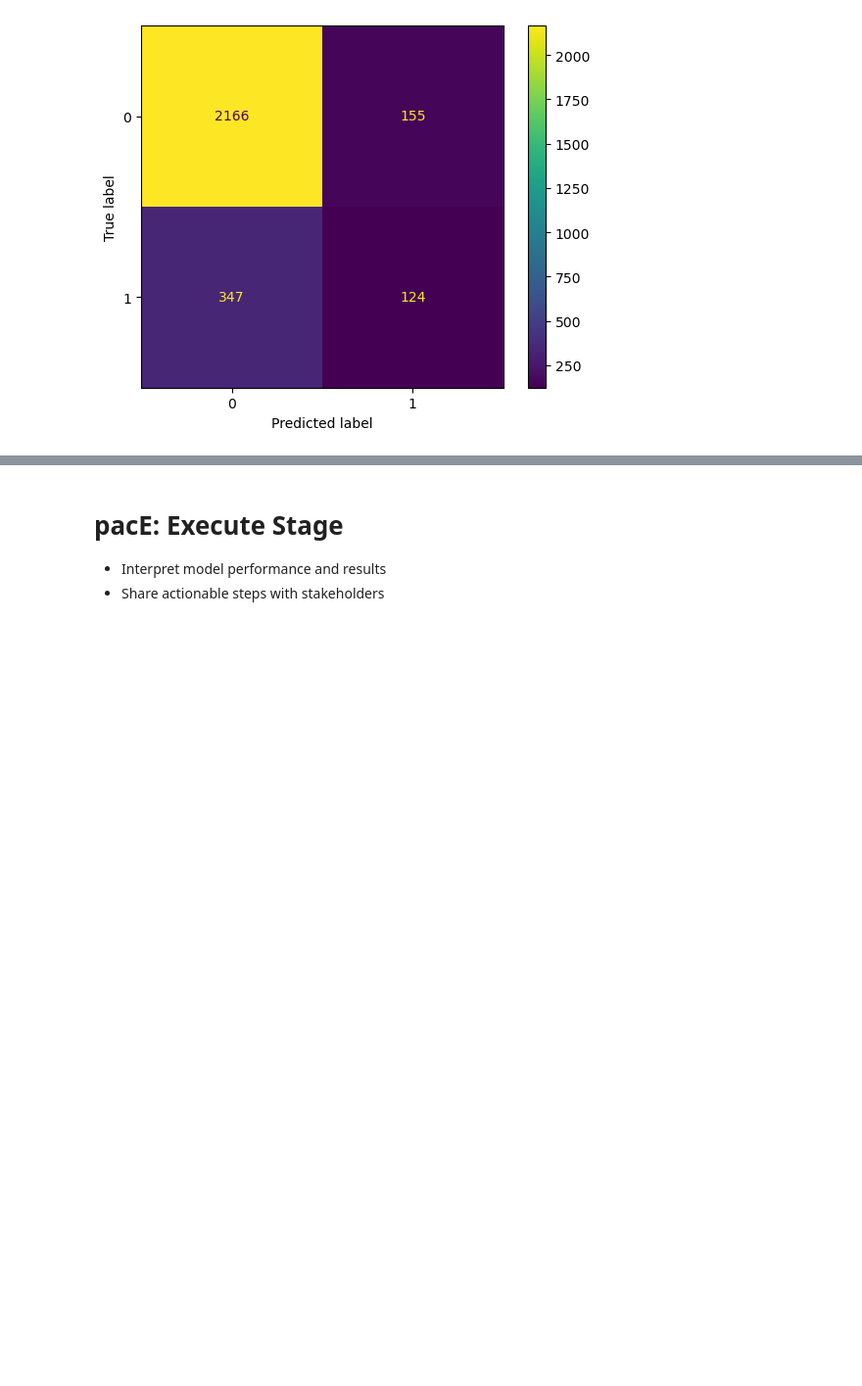
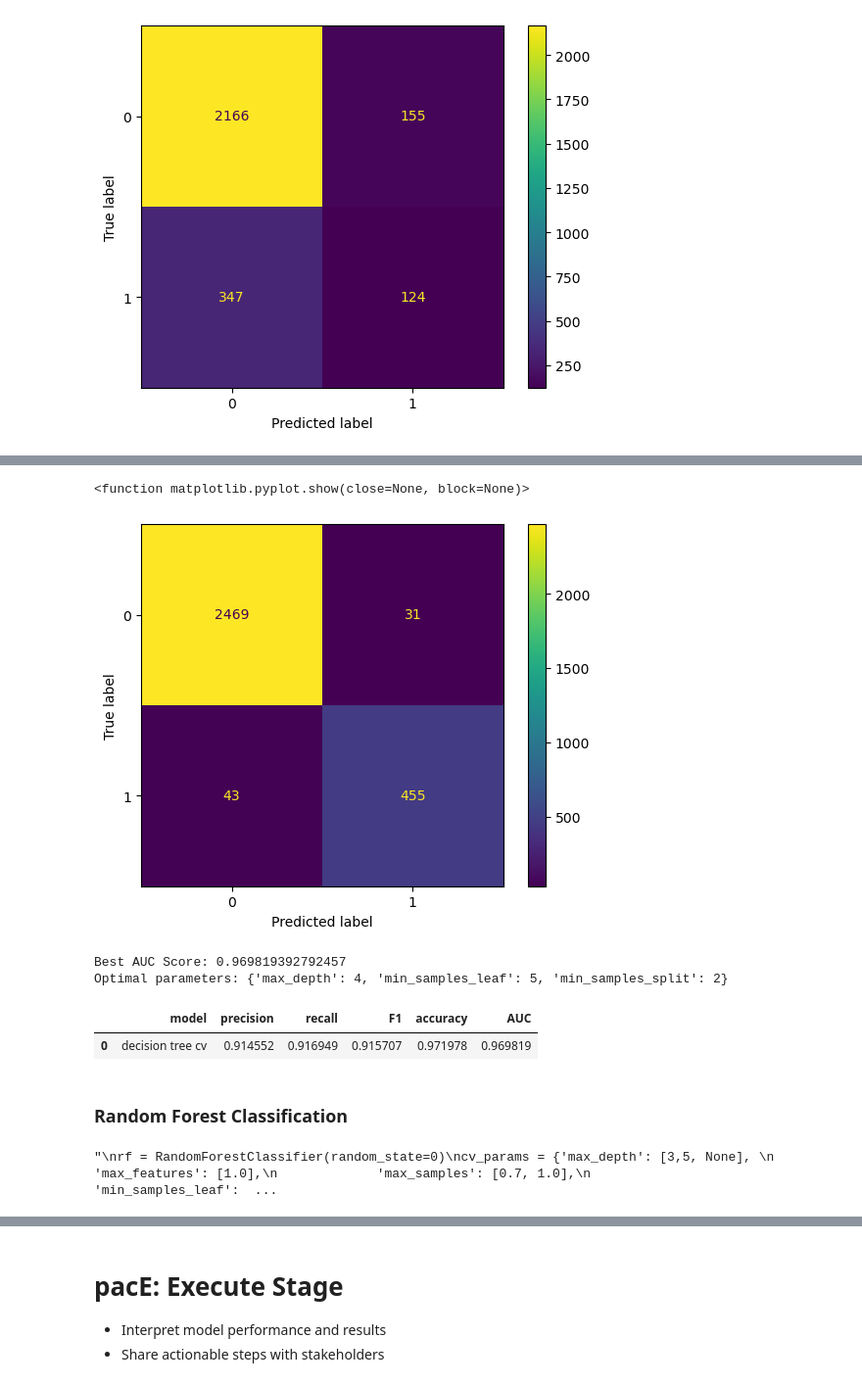
Before and after one commit to mariusred/Google-Capstone-Project, a Jupyter notebook: Activity_ Course 7 Salifort Motors project lab.ipynb, the cells around one changed output, grey strips where cells are left out. Shown at 98% size. Saved outputs shown, nothing was run; the diff lists cells and outputs as text; code cells hidden in the pictures; blank space fills up the shorter version.

```diff
--- a/Activity_ Course 7 Salifort Motors project lab.ipynb
+++ b/Activity_ Course 7 Salifort Motors project lab.ipynb
@@ -572,0 +661,16 @@ plt.show
+# %%
+X_train, X_test, y_train, y_test = train_test_split(X_dectree, y_dectree, stratify = y_dectree, test_size = 0.25, random_state =0)
+# %%
+tree = DecisionTreeClassifier(random_state = 0)
+
+cv_params = {'max_depth': [4,6,8, None],
+             'min_samples_leaf': [2,5,1],
+             'min_samples_split': [2,4,6]
+            }
+
+scoring = ['accuracy', 'precision', 'recall', 'f1', 'roc_auc']
+
+tree1 = GridSearchCV(tree, cv_params, scoring = scoring , cv = 4, refit = 'roc_auc')
+# %%
+%%time
+dectree_clf = tree1.fit(X_train, y_train)
@@ -572,0 +680,19 @@ plt.show
+# %%
+dectree_ypred = dectree_clf.predict(X_test)
+# %%
+dectree_cm = confusion_matrix(y_test,dectree_ypred, labels = dectree_clf.classes_)
+
+dectree_disp = ConfusionMatrixDisplay(confusion_matrix = dectree_cm, display_labels = dectree_clf.classes_)
+
+dectree_disp.plot(values_format = '')
+
+plt.show
+# %% [output]
+<function matplotlib.pyplot.show(close=None, block=None)>
+[figure, added]
+# %%
+print('Best AUC Score:',tree1.best_score_)
+print('Optimal parameters:', tree1.best_params_)
+# %% [output]
+Best AUC Score: 0.969819392792457
+Optimal parameters: {'max_depth': 4, 'min_samples_leaf': 5, 'min_samples_split': 2}
@@ -572,0 +743,24 @@ plt.show
+# %%
+tree1_cv_results = make_results('decision tree cv', tree1, 'auc')
+tree1_cv_results
+# %% [output]
+|  | model | precision | recall | F1 | accuracy | AUC |
+| 0 | decision tree cv | 0.914552 | 0.916949 | 0.915707 | 0.971978 | 0.969819 |
+# %% [markdown]
+### Random Forest Classification
+# %%
+#Do not execute, just load pickle file "hr_rf1" for model fitting results
+'''
+rf = RandomForestClassifier(random_state=0)
+cv_params = {'max_depth': [3,5, None],
+             'max_features': [1.0],
+             'max_samples': [0.7, 1.0],
+             'min_samples_leaf': [1,2,3],
+             'min_samples_split': [2,3,4],
+             'n_estimators': [300, 500],
+             }
+scoring = ['accuracy', 'precision', 'recall', 'f1', 'roc_auc']
+rf1 = GridSearchCV(rf, cv_params, scoring=scoring, cv=4, refit='roc_auc')
+'''
+# %% [output]
+"\nrf = RandomForestClassifier(random_state=0)\ncv_params = {'max_depth': [3,5, None], \n             'max_features': [1.0],\n             'max_samples': [0.7, 1.0],\n             'min_samples_leaf':  ...
```
Also changed, not shown: parts of 28 cells of this notebook, 8 other files.
